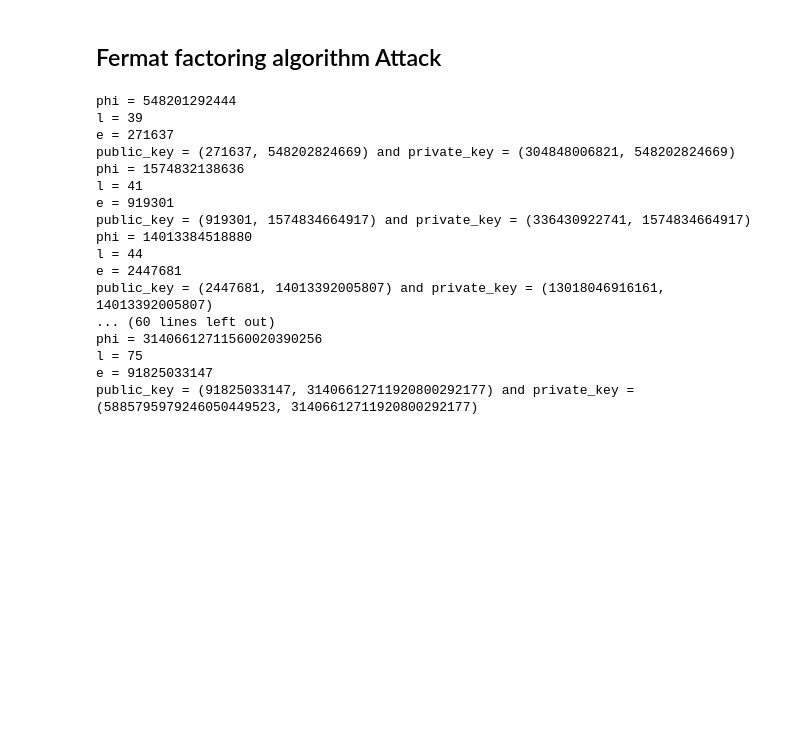
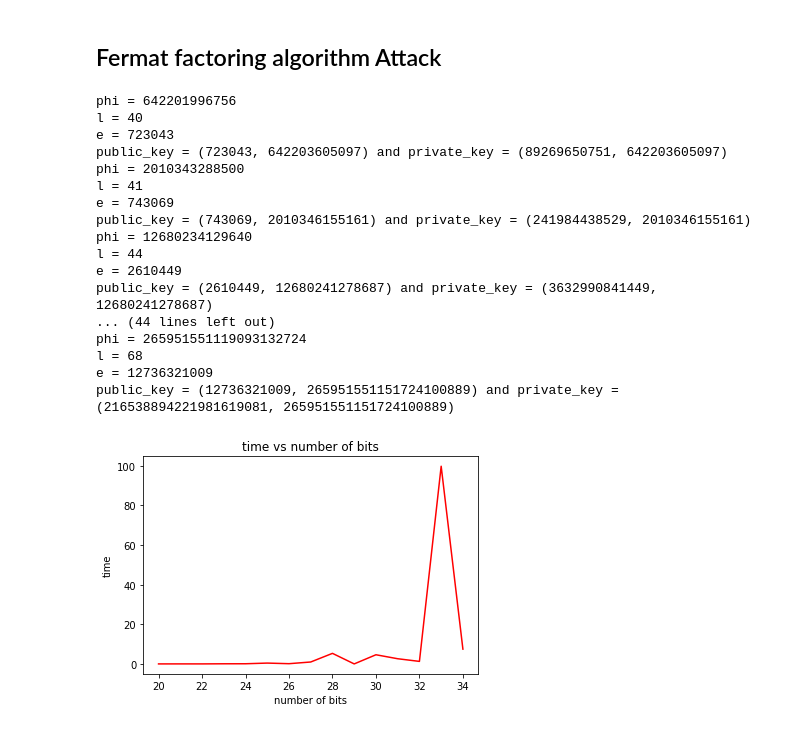
Before and after one commit to EngPeterAtef/RSA-algorithm, a Jupyter notebook: attack.ipynb, the cells around one changed output. Saved outputs shown, nothing was run; the diff lists cells and outputs as text; code cells hidden in the pictures; blank space fills up the shorter version.

```diff
--- a/attack.ipynb
+++ b/attack.ipynb
@@ -78,39 +78,42 @@ public_key = (701244912184029502553704459268690839207659130813887965853219839029
 # %% [markdown]
 ## Fermat factoring algorithm Attack
 # %%
-n = 100
+n = 15
 msg = "hi"
 time_array = [0] * n
 for i in range(20,20+n):
     # the public key and the private key
     public_key, private_key = keyGeneration(i) #min number of bits is 14 34an al encryption wel decryption y4t8lo
     print(f"public_key = {public_key} and private_key = {private_key}")
-    # the ciphertext
-    # c = encryption(msg, public_key)
     start = t.time()
     p,q = fermatFactoringAlgo(public_key[1])
     end = t.time()
+    #for testing purpose
+    if public_key[1] != p*q:
+        print("not found")
+        break
     time_array[i-20] = end-start
 plt.plot(range(20,20+n),time_array, 'r')
 plt.xlabel("number of bits")
 plt.ylabel("time")
 plt.title("time vs number of bits")
 plt.show()
 # %% [output]
-phi = 548201292444
-l = 39
-e = 271637
-public_key = (271637, 548202824669) and private_key = (304848006821, 548202824669)
-phi = 1574832138636
+phi = 642201996756
+l = 40
+e = 723043
+public_key = (723043, 642203605097) and private_key = (89269650751, 642203605097)
+phi = 2010343288500
 l = 41
-e = 919301
-public_key = (919301, 1574834664917) and private_key = (336430922741, 1574834664917)
-phi = 14013384518880
+e = 743069
+public_key = (743069, 2010346155161) and private_key = (241984438529, 2010346155161)
+phi = 12680234129640
 l = 44
-e = 2447681
-public_key = (2447681, 14013392005807) and private_key = (13018046916161, 14013392005807)
-... (60 lines left out)
-phi = 31406612711560020390256
-l = 75
-e = 91825033147
-public_key = (91825033147, 31406612711920800292177) and private_key = (5885795979246050449523, 31406612711920800292177)
+e = 2610449
+public_key = (2610449, 12680241278687) and private_key = (3632990841449, 12680241278687)
+... (44 lines left out)
+phi = 265951551119093132724
+l = 68
+e = 12736321009
+public_key = (12736321009, 265951551151724100889) and private_key = (216538894221981619081, 265951551151724100889)
+[figure, added]
```
Also changed, not shown: 3 other files.
